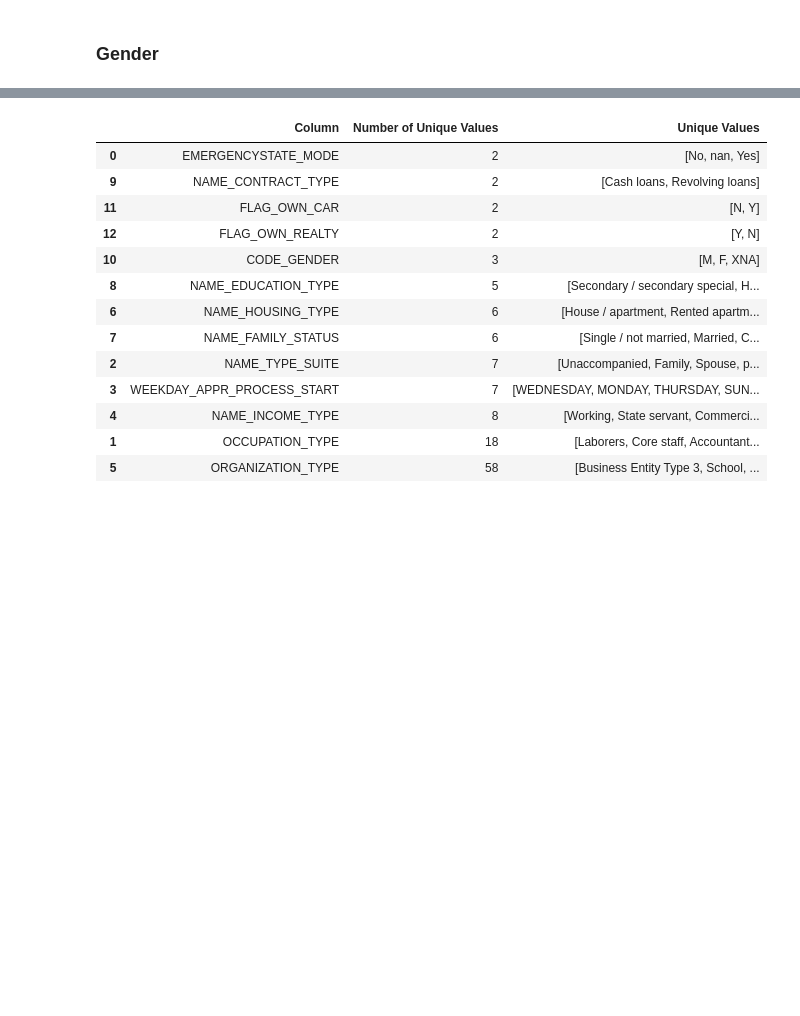
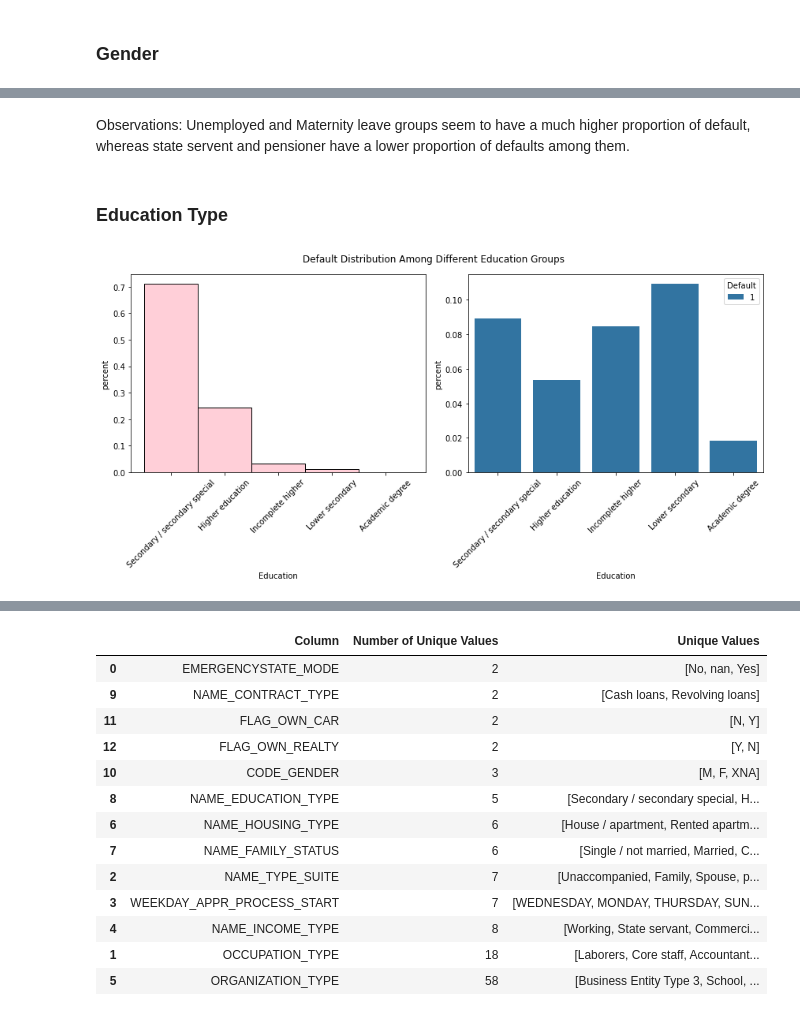
Before and after one commit to UCB-stat-159-s22/hw07-Group11, a Jupyter notebook: main.ipynb, the cells around one changed output, grey strips where cells are left out. Saved outputs shown, nothing was run; the diff lists cells and outputs as text; code cells hidden in the pictures; blank space fills up the shorter version.

```diff
--- a/main.ipynb
+++ b/main.ipynb
@@ -119,0 +168,8 @@ NameError: name 'linspace' is not defined
+# %% [markdown]
+Observations: Unemployed and Maternity leave groups seem to have a much higher proportion of default, whereas state servent and pensioner have a lower proportion of defaults among them.
+# %% [markdown]
+### Education Type
+# %%
+plot_default_in_category_group('NAME_EDUCATION_TYPE', df, 'Education')
+# %% [output]
+[figure, added]
```
Also changed, not shown: parts of 27 cells of this notebook, 6 other files.
